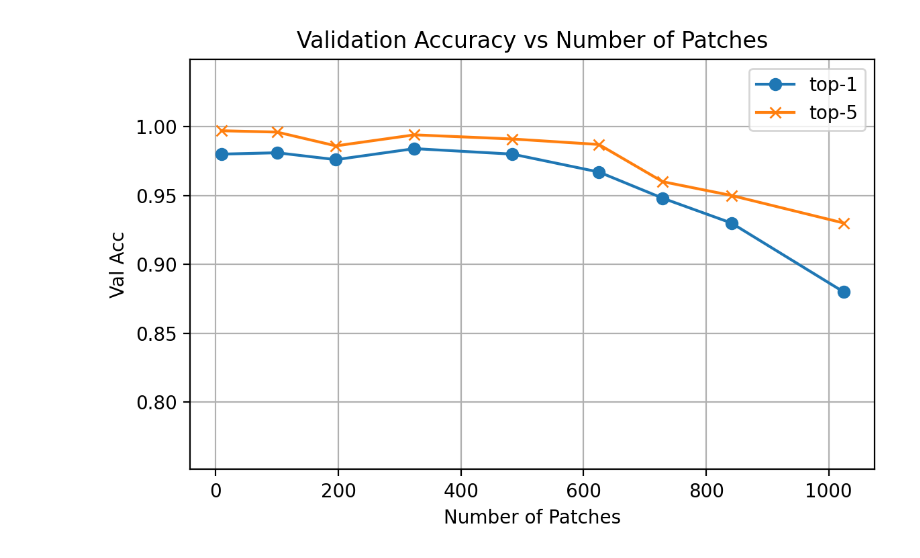
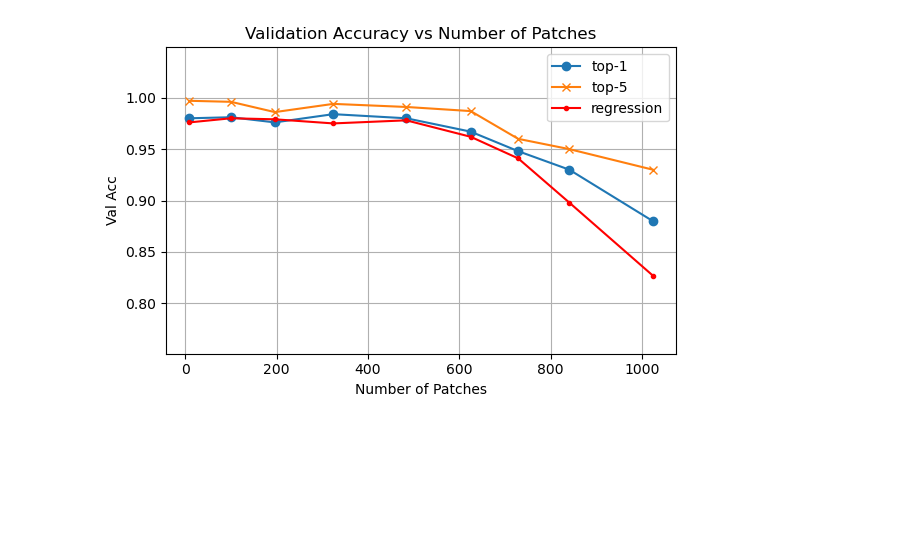
Before and after one commit to Unturned3/vlr-project, a Jupyter notebook: plot.ipynb, the cells around one changed output. Saved outputs shown, nothing was run; the diff lists cells and outputs as text; code cells hidden in the pictures; blank space fills up the shorter version.

```diff
--- a/plot.ipynb
+++ b/plot.ipynb
@@ -2,25 +2,30 @@
 import matplotlib.pyplot as plt
 import numpy as np
 # %%
-# Example data
+# Copy from W&B table
 num_patches = [9, 100, 196, 324, 484, 625, 729, 841, 1024]
 t1_acc = [0.98, 0.981, 0.976, 0.984, 0.98, 0.967, 0.948, 0.93, 0.88]
 t5_acc = [0.997, 0.996, 0.986, 0.994, 0.991, 0.987, 0.96, 0.95, 0.93]
+reg_acc = [0.976, 0.980, 0.979, 0.975, 0.978, 0.962, 0.941, 0.898, 0.827]
 
-fig, ax = plt.subplots(figsize=(6, 4), dpi=200)
+fig, ax = plt.subplots(figsize=(6, 4))
 ax: plt.Axes
 ax.plot(num_patches, t1_acc, marker='o', label='top-1')
 ax.plot(num_patches, t5_acc, marker='x', label='top-5')
+ax.plot(num_patches, reg_acc, color='red', marker='.', label='regression')
+
 
 ax.set_ylim(0.751, 1.049)
 
 ax.set_xlabel('Number of Patches')
 ax.set_ylabel('Val Acc')
 ax.set_title('Validation Accuracy vs Number of Patches')
 ax.grid(True)
 ax.legend()
 
+fig.savefig('plots/val_acc_vs_num_patches.pdf', bbox_inches='tight', dpi=200)
+
 fig.tight_layout()
 plt.show()
 # %% [output]
-[figure, old version]
+[figure, new version]
```
Also changed, not shown: 6 other files.
